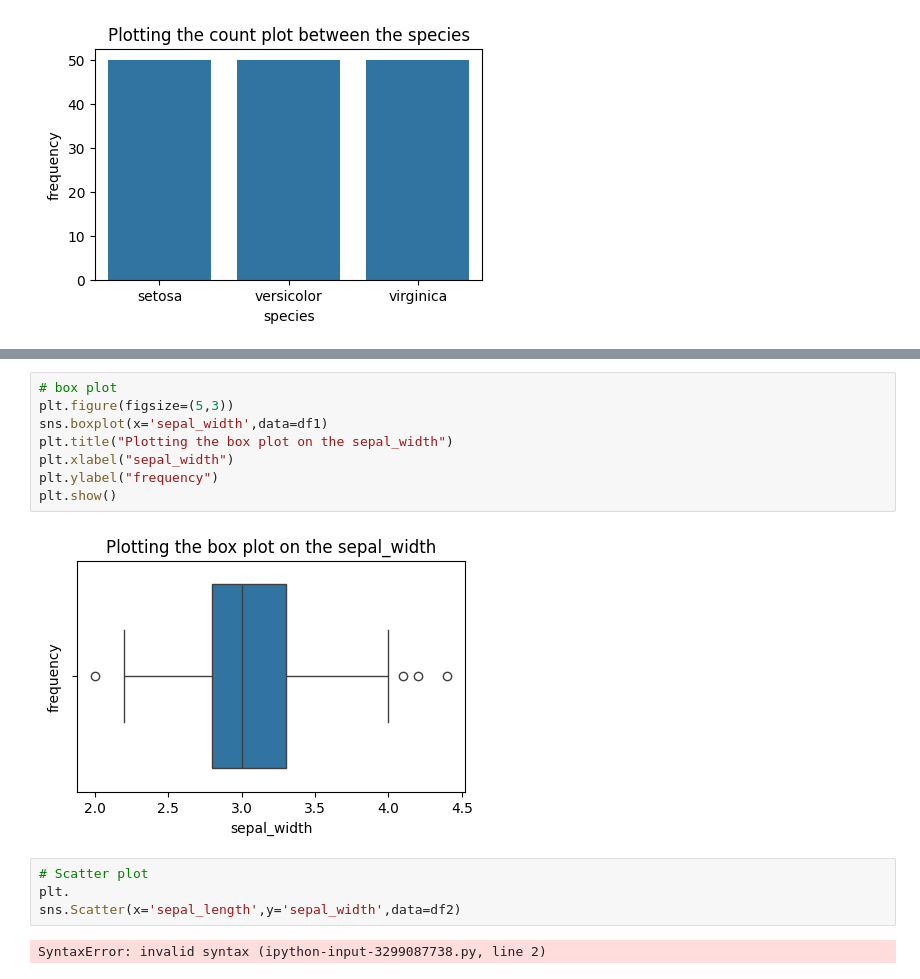
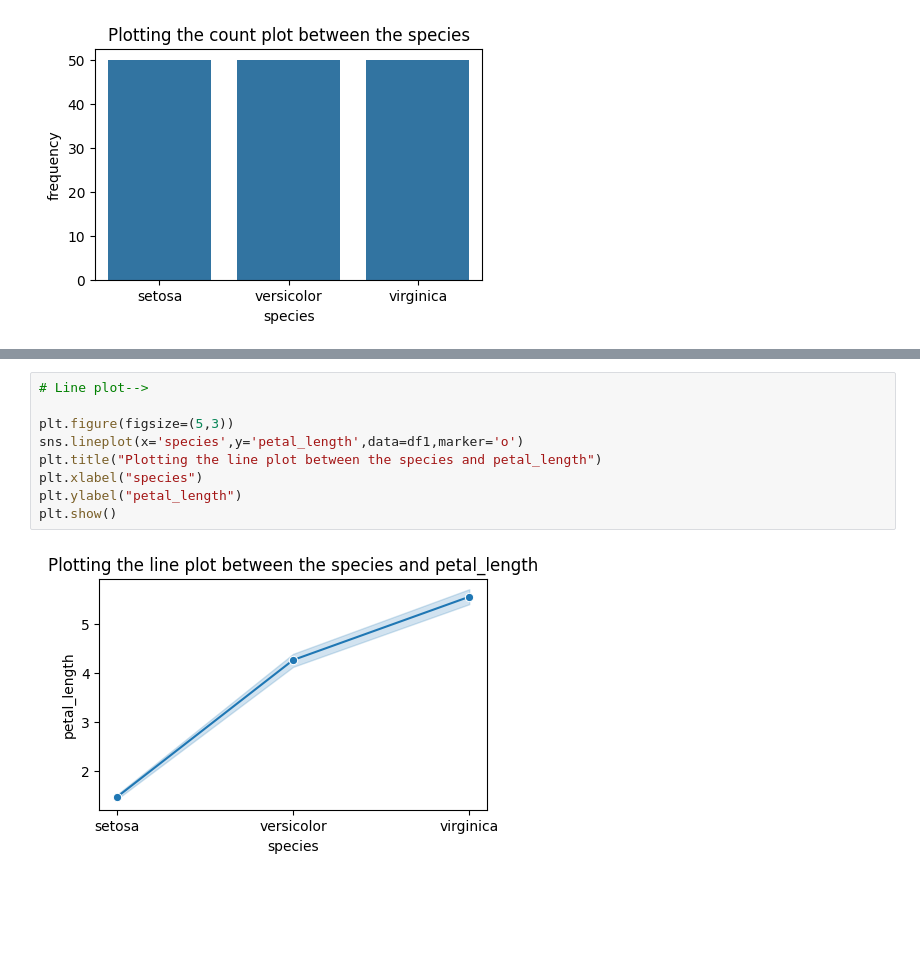
Before and after one commit to Ans365332/6may-file-example, a Jupyter notebook: Seaborn.ipynb, the cells around one changed output, grey strips where cells are left out. Cells and saved outputs as stored; diff of their text form; blank space fills up the shorter version.

```diff
--- a/Seaborn.ipynb
+++ b/Seaborn.ipynb
@@ -238,16 +250,11 @@ plt.show()
 # %%
-# box plot
+# Line plot-->
+
 plt.figure(figsize=(5,3))
-sns.boxplot(x='sepal_width',data=df1)
-plt.title("Plotting the box plot on the sepal_width")
-plt.xlabel("sepal_width")
-plt.ylabel("frequency")
+sns.lineplot(x='species',y='petal_length',data=df1,marker='o')
+plt.title("Plotting the line plot between the species and petal_length")
+plt.xlabel("species")
+plt.ylabel("petal_length")
 plt.show()
 # %% [output]
-[figure, old version]
+[figure, new version]
-# %%
-# Scatter plot
-plt.
-sns.Scatter(x='sepal_length',y='sepal_width',data=df2)
-# %% [output]
-SyntaxError: invalid syntax (ipython-input-3299087738.py, line 2)
```
Also changed, not shown: parts of 21 cells of this notebook.
